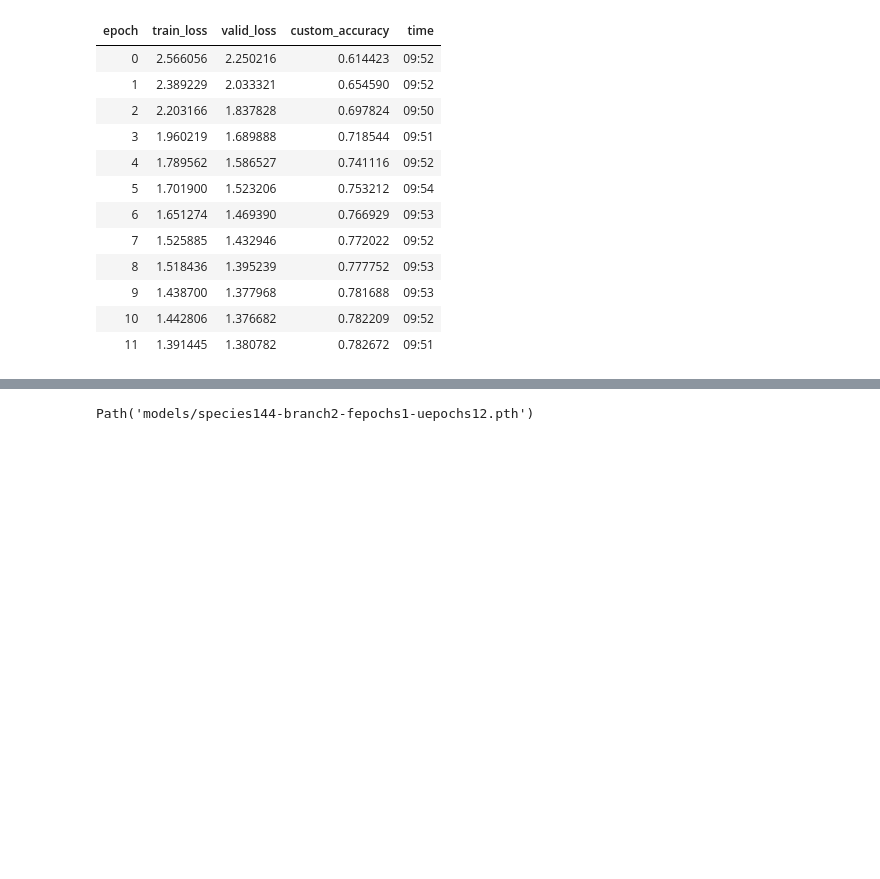
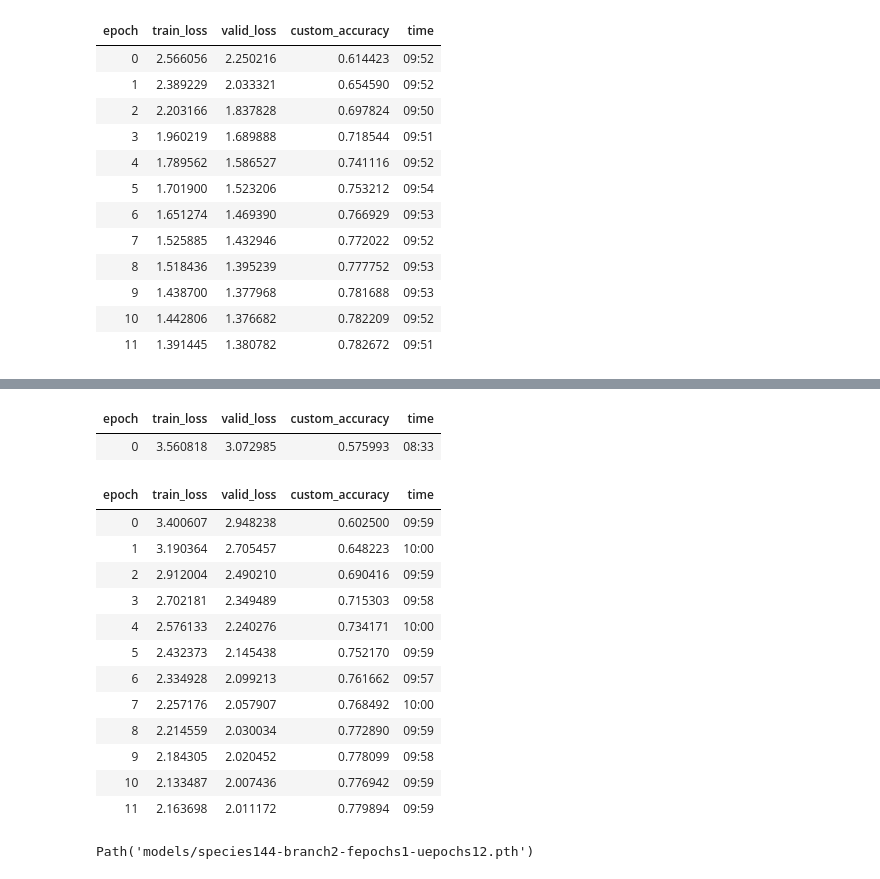
Before and after one commit to jossalgon/Fishly-Hierarchical-image-classification, a Jupyter notebook: Branch-CNN-species144.ipynb, the cells around one changed output, grey strips where cells are left out. Cells and saved outputs as stored; diff of their text form; code cells hidden in the pictures; blank space fills up the shorter version.

Commit message:
Train VGG16 with 2 branches over species144

```diff
--- a/Branch-CNN-species144.ipynb
+++ b/Branch-CNN-species144.ipynb
@@ -423,0 +515,16 @@ learn.fit_one_cycle(12, slice(1e-6,1e-4))
+# %%
+def custom_splitter(model):
+    return [params(model.block1),
+            params(model.block2),
+            params(model.block3),
+            params(model.block4),
+            params(model.block5),
+            params(model.head)]
+# %%
+fishes = DataBlock(blocks = (ImageBlock, CustomCategoryBlock),
+                 splitter=ColSplitter(),
+                 get_x = ColReader(5, pref=path),
+                 get_y=custom_get_y,
+                 item_tfms=RandomResizedCrop(336, min_scale=0.5),
+                 batch_tfms=aug_transforms())
+dls = fishes.dataloaders(df)
@@ -423,0 +542,4 @@ learn.fit_one_cycle(12, slice(1e-6,1e-4))
+# %%
+learn = Learner(dls, model, loss_func=loss_func, metrics=custom_accuracy,
+                   splitter=custom_splitter).to_fp16()
+learn.freeze()
@@ -424,3 +568,25 @@ learn.fit_one_cycle(12, slice(1e-6,1e-4))
+# %%
+learn.fit_one_cycle(1, 3e-3)
+# %% [output]
+| epoch | train_loss | valid_loss | custom_accuracy | time |
+| 0 | 3.560818 | 3.072985 | 0.575993 | 08:33 |
+# %%
+learn.unfreeze()
+learn.fit_one_cycle(12, slice(1e-6,1e-4))
+# %% [output]
+| epoch | train_loss | valid_loss | custom_accuracy | time |
+| 0 | 3.400607 | 2.948238 | 0.602500 | 09:59 |
+| 1 | 3.190364 | 2.705457 | 0.648223 | 10:00 |
+| 2 | 2.912004 | 2.490210 | 0.690416 | 09:59 |
+| 3 | 2.702181 | 2.349489 | 0.715303 | 09:58 |
+| 4 | 2.576133 | 2.240276 | 0.734171 | 10:00 |
+| 5 | 2.432373 | 2.145438 | 0.752170 | 09:59 |
+| 6 | 2.334928 | 2.099213 | 0.761662 | 09:57 |
+| 7 | 2.257176 | 2.057907 | 0.768492 | 10:00 |
+| 8 | 2.214559 | 2.030034 | 0.772890 | 09:59 |
+| 9 | 2.184305 | 2.020452 | 0.778099 | 09:58 |
+| 10 | 2.133487 | 2.007436 | 0.776942 | 09:59 |
+| 11 | 2.163698 | 2.011172 | 0.779894 | 09:59 |
 # %%
 learn.save('species144-branch2-fepochs1-uepochs12')
 # %% [output]
```
Also changed, not shown: parts of 16 cells of this notebook.
